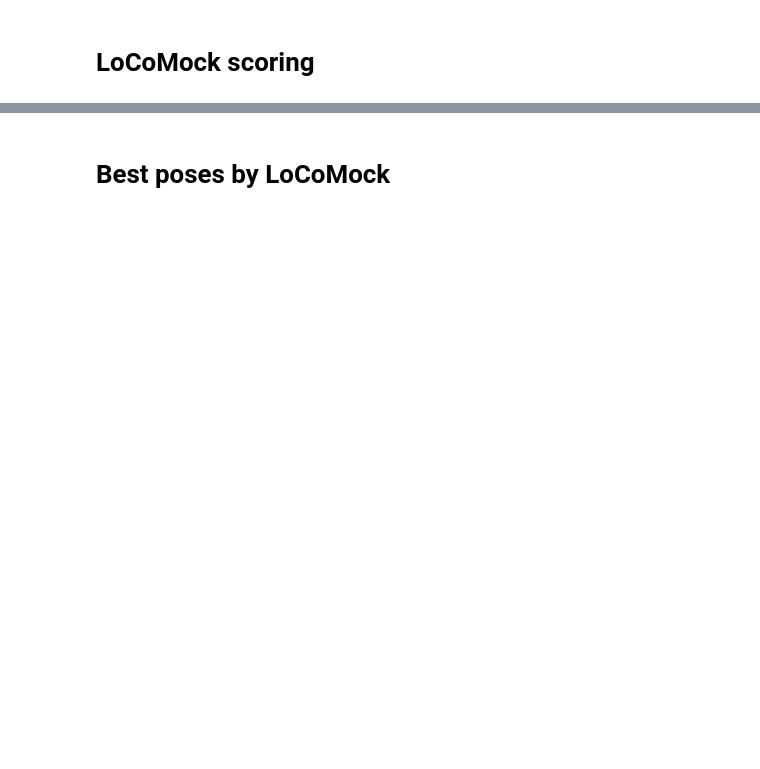
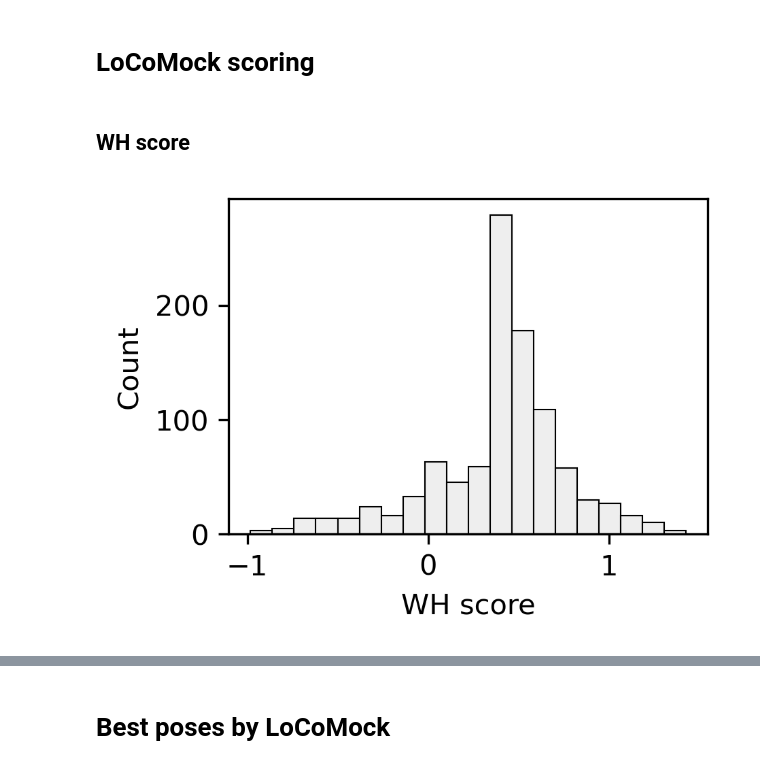
Before and after one commit to riquri/LoCoMock, a Jupyter notebook: LoCoMock_std.ipynb, the cells around one changed output, grey strips where cells are left out. Saved outputs shown, nothing was run; the diff lists cells and outputs as text; code cells hidden in the pictures; blank space fills up the shorter version.

```diff
--- a/LoCoMock_std.ipynb
+++ b/LoCoMock_std.ipynb
@@ -193,31 +277,15 @@ plt.show()
+# %% [markdown]
+## WH score
 # %%
-#Kucerka et al., 2008 Biophys. J. 95: 2356-2367
-#https://dx.doi.org/10.1529%2Fbiophysj.108.132662
-import math
-mol_logp = sum([x[0] for x in contribs])
-WH_scores = []
-for pdb_file in sorted(glob.glob('./result_pdb/ligand_*.pdb'), key = lambda x: int(x.replace("./result_pdb/ligand_","").replace(".pdb",""))):
-    pose = Chem.MolFromPDBFile(pdb_file)
-    coordinates = [a for a in pose.GetConformers()[0].GetPositions()]
-    WH_score = []
-    for coor, cont in zip(coordinates, contribs):
-        if coor[2] <0 :
-            sigmoid = -(1/ (1 + math.e**-( coor[2]+membrane_pos)))
-            WH_score.append(sigmoid *cont[0])
-        elif coor[2] >= 0 :
-            sigmoid = -(1/ (1 + math.e**( coor[2]-membrane_pos)))
-            WH_score.append(sigmoid *cont[0])
-    WH_scores.append(sum(WH_score))
-
+WH_score = calc_WH_score()
 fig = plt.figure(figsize=(83/25.4, 60/25.4))
-
-plt.hist(logp_scores, bins=20, color="#EEEEEE", edgecolor="black", linewidth=0.5)
+plt.hist(WH_score, bins=20, color="#EEEEEE", edgecolor="black", linewidth=0.5)
 plt.xlabel("WH score")
 plt.ylabel("Count")
 plt.tight_layout()
 plt.savefig("WH_score.pdf", dpi=300)
+plt.show()
 
-plt.show()
-#[print(i, s) for i,s in enumerate(scores)]
-
-np.savetxt("WH_score.txt", WH_scores)
+np.savetxt("WH_score.txt", WH_score)
+# %% [output]
+[figure, added]
```
Also changed, not shown: parts of 29 cells of this notebook.
